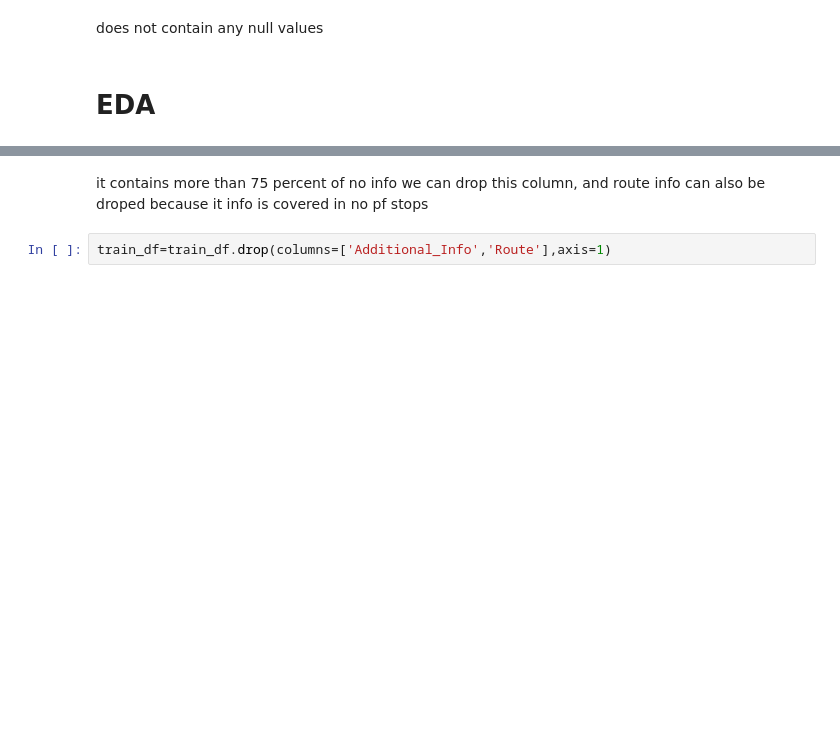
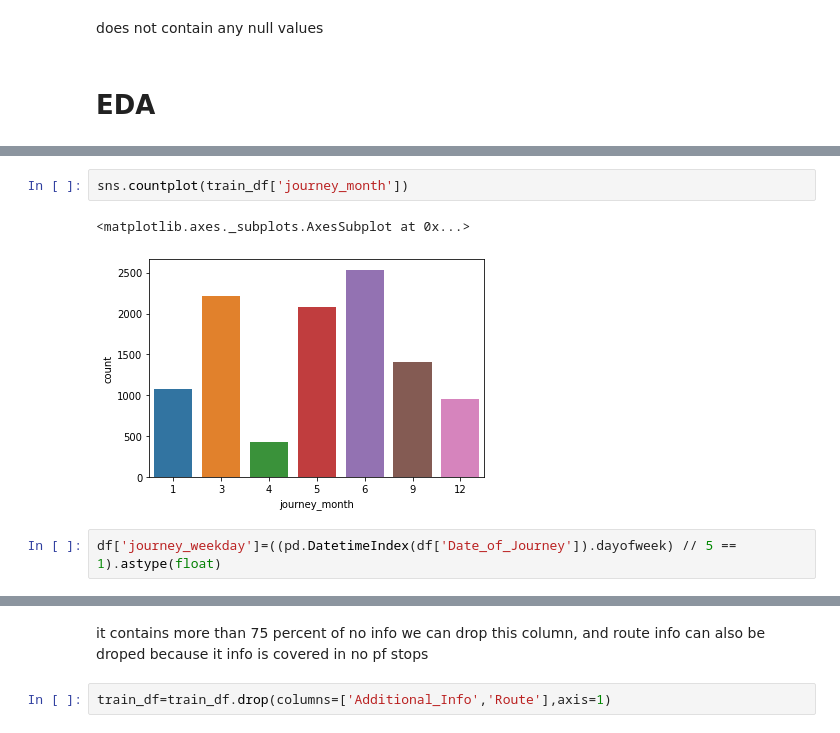
Before and after one commit to Ali-Asgar-Lakdawala/Flight-Price-Prediction, a Jupyter notebook: Flight_Price_Prediction.ipynb, the cells around one changed output, grey strips where cells are left out. Drawn from its saved outputs; the diff is of its cells as text; blank space fills up the shorter version.

```diff
--- a/Flight_Price_Prediction.ipynb
+++ b/Flight_Price_Prediction.ipynb
@@ -86,0 +112,7 @@ does not contain any null values
+# %%
+sns.countplot(train_df['journey_month'])
+# %% [output]
+<matplotlib.axes._subplots.AxesSubplot at 0x...>
+[figure, added]
+# %%
+df['journey_weekday']=((pd.DatetimeIndex(df['Date_of_Journey']).dayofweek) // 5 == 1).astype(float)
```
Also changed, not shown: parts of 59 cells of this notebook.
